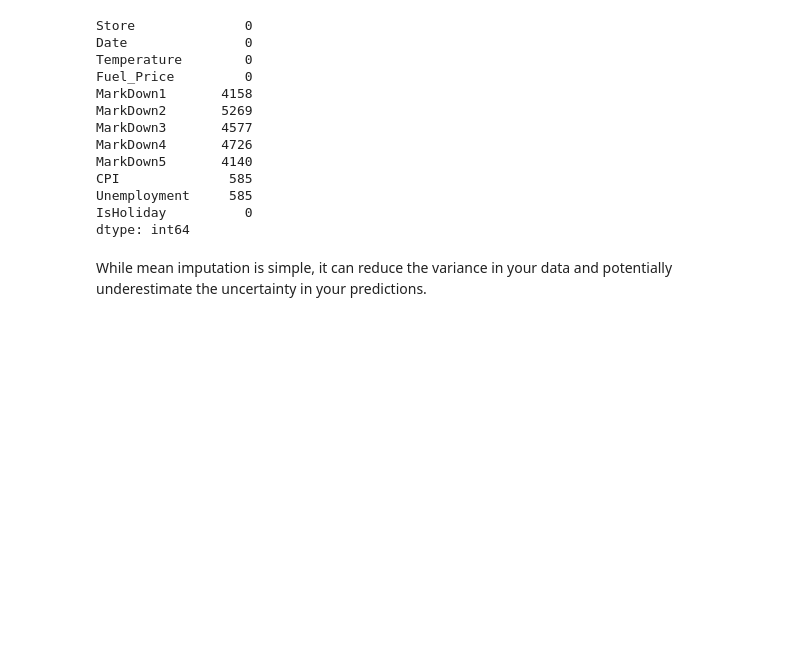
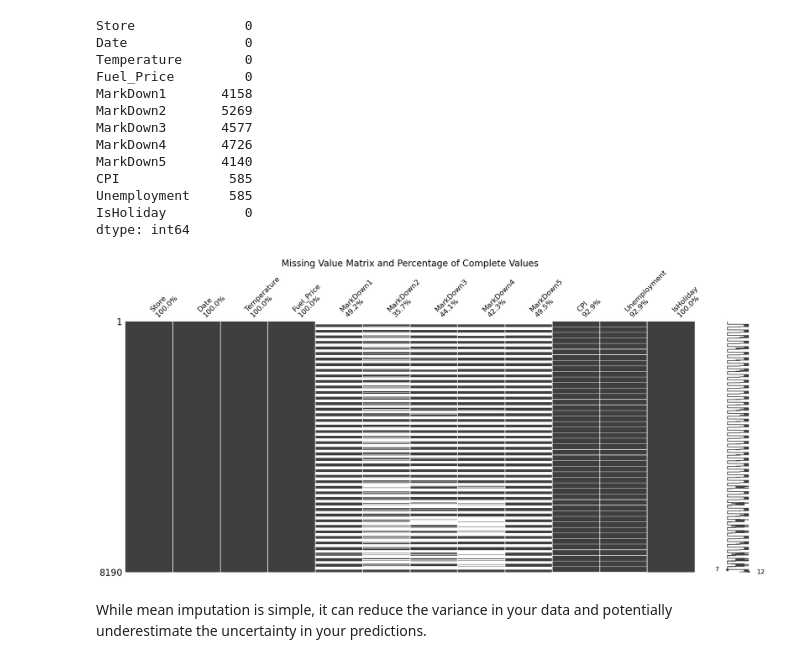
Before and after one commit to sofiamartellozzo/StoresSalesForecasting, a Jupyter notebook: regression.ipynb, the cells around one changed output. Drawn from its saved outputs; the diff is of its cells as text; code cells hidden in the pictures; blank space fills up the shorter version.

```diff
--- a/regression.ipynb
+++ b/regression.ipynb
@@ -194,6 +195,18 @@ CPI              585
 Unemployment     585
 IsHoliday          0
 dtype: int64
+# %%
+def msno_matrix(df):
+    df_ = df.copy()
+    missing_ratios = df_.notnull().mean() * 100
+    df_.columns = [f"{col}\n{ratio:.1f}%" for col, ratio in zip(df_.columns, missing_ratios)]
+    msno.matrix(df_)
+    plt.title('Missing Value Matrix and Percentage of Complete Values', fontsize=20)
+    plt.show()
+# %%
+msno_matrix(features)
+# %% [output]
+[figure, added]
 # %% [markdown]
 While mean imputation is simple, it can reduce the variance in your data and potentially underestimate the uncertainty in your predictions.
 # %%
```
Also changed, not shown: parts of 43 cells of this notebook.
